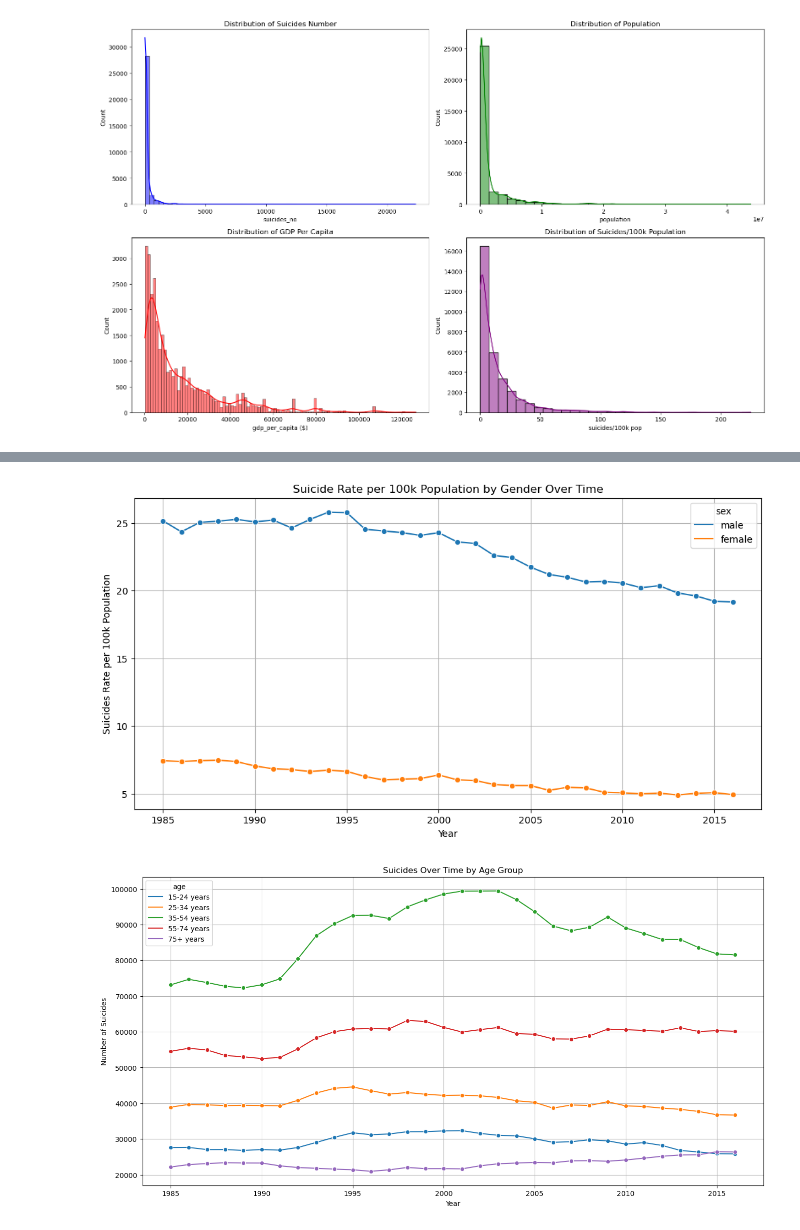
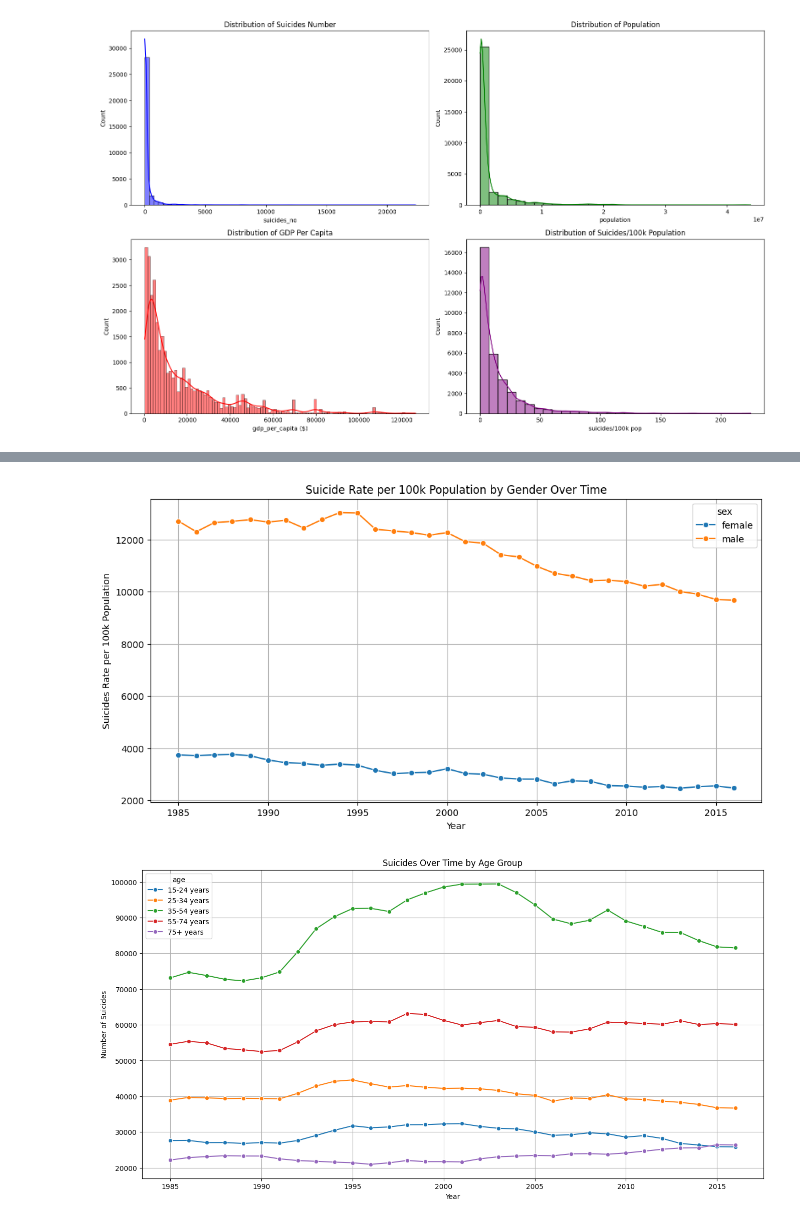
Before and after one commit to germin701/ML-Regression-Classification, a Jupyter notebook: TEH GER MIN P20012293 6006CEM .ipynb, the cells around one changed output, grey strips where cells are left out. Saved outputs shown, nothing was run; the diff lists cells and outputs as text; code cells hidden in the pictures.

```diff
--- a/TEH GER MIN P20012293 6006CEM .ipynb
+++ b/TEH GER MIN P20012293 6006CEM .ipynb
@@ -471,14 +531,15 @@ plt.show()
 # %%
-# Analyzing Suicide Rate over Years by Gender
+# Suicide Rate over Years by Gender
+yearly_suicides_rate_gender = df_full.groupby(['year', 'sex'])['suicides/100k pop'].sum().reset_index()
 plt.figure(figsize=(12, 6))
-sns.lineplot(x='year', y='suicides/100k pop', data=df_full, hue='sex', marker='o', ci=None)
+sns.lineplot(x='year', y='suicides/100k pop', data=yearly_suicides_rate_gender, hue='sex', marker='o', errorbar=None)
 plt.title('Suicide Rate per 100k Population by Gender Over Time')
 plt.xlabel('Year')
 plt.ylabel('Suicides Rate per 100k Population')
 plt.grid()
 plt.show()
 # %% [output]
-[figure, old version]
+[figure, new version]
 # %%
 # Suicide Trends by Age Group
 age_group_suicides = df_full.groupby(['year', 'age'])['suicides_no'].sum().reset_index()
```
Also changed, not shown: parts of 32 cells of this notebook.
